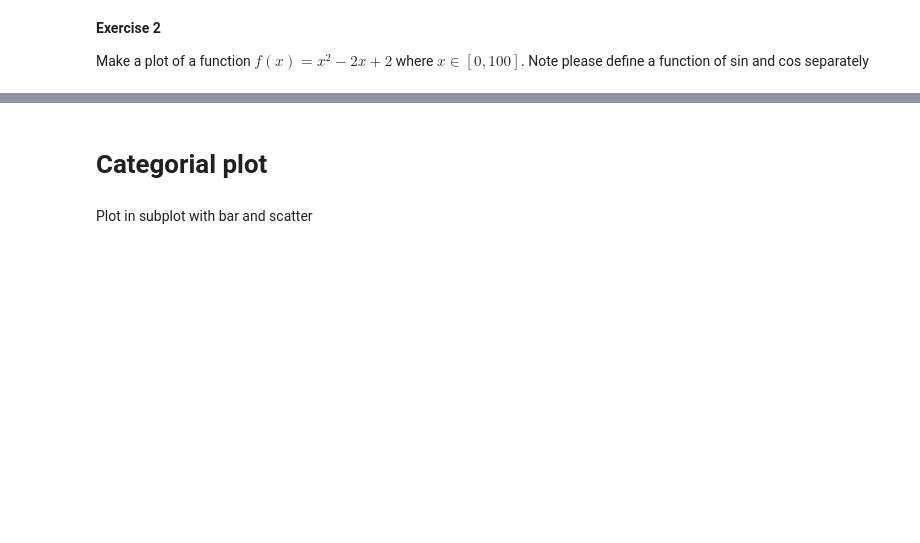
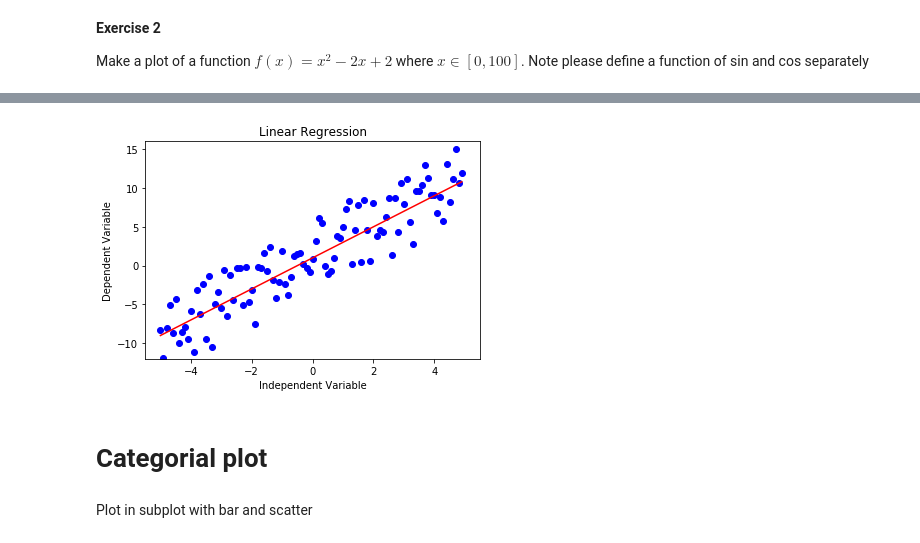
Before and after one commit to iriyanto1027/Data-Visualization, a Jupyter notebook: Matplotlib/[Student_Vers]_Week_8_Data_Visualization_Basic_Plot.ipynb, the cells around one changed output, grey strips where cells are left out. Cells and saved outputs as stored; diff of their text form; code cells hidden in the pictures; blank space fills up the shorter version.

```diff
--- a/Matplotlib/[Student_Vers]_Week_8_Data_Visualization_Basic_Plot.ipynb
+++ b/Matplotlib/[Student_Vers]_Week_8_Data_Visualization_Basic_Plot.ipynb
@@ -473,3 +523,31 @@ import numpy as np
+# %%
+import matplotlib.pyplot as plt
+import numpy as np
+
+def f(x):
+    return 2*x + 1
+
+x = np.arange(-5, 5, 0.1)
+delta = np.random.uniform(-5,5, size=x.size)
+y = f(x) + delta
+
+#plot the functions
+plt.xlabel('Independent Variable')
+plt.ylabel('Dependent Variable')
+
+plt.xticks(np.arange(-4, 5, step=2))
+plt.yticks(np.arange(-10, 16, step=5))
+
+plt.plot(x, y, 'bo')
+plt.plot(x, f(x), color='red')
+
+plt.xlim([-5.5, 5.5])
+plt.ylim([-12, 16])
+
+plt.title('Linear Regression')
+plt.show()
+# %% [output]
+[figure, added]
 # %% [markdown]
 # Categorial plot
 # %% [markdown]
```
Also changed, not shown: parts of 29 cells of this notebook, 2 other files.
